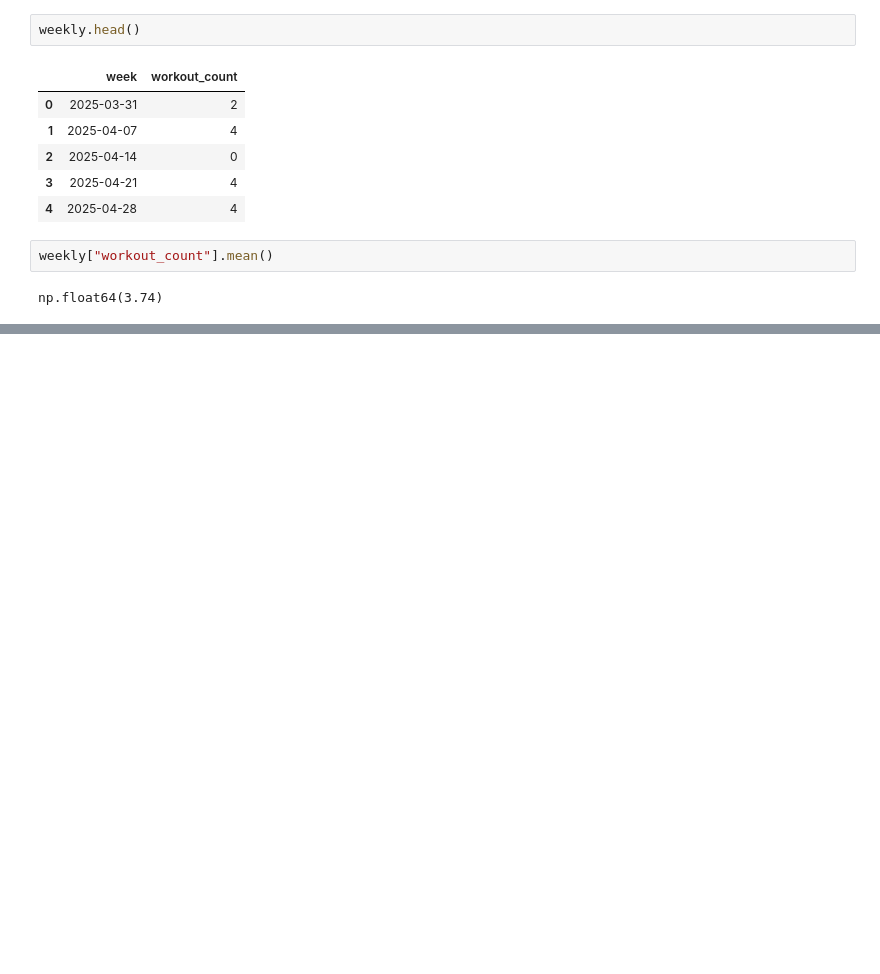
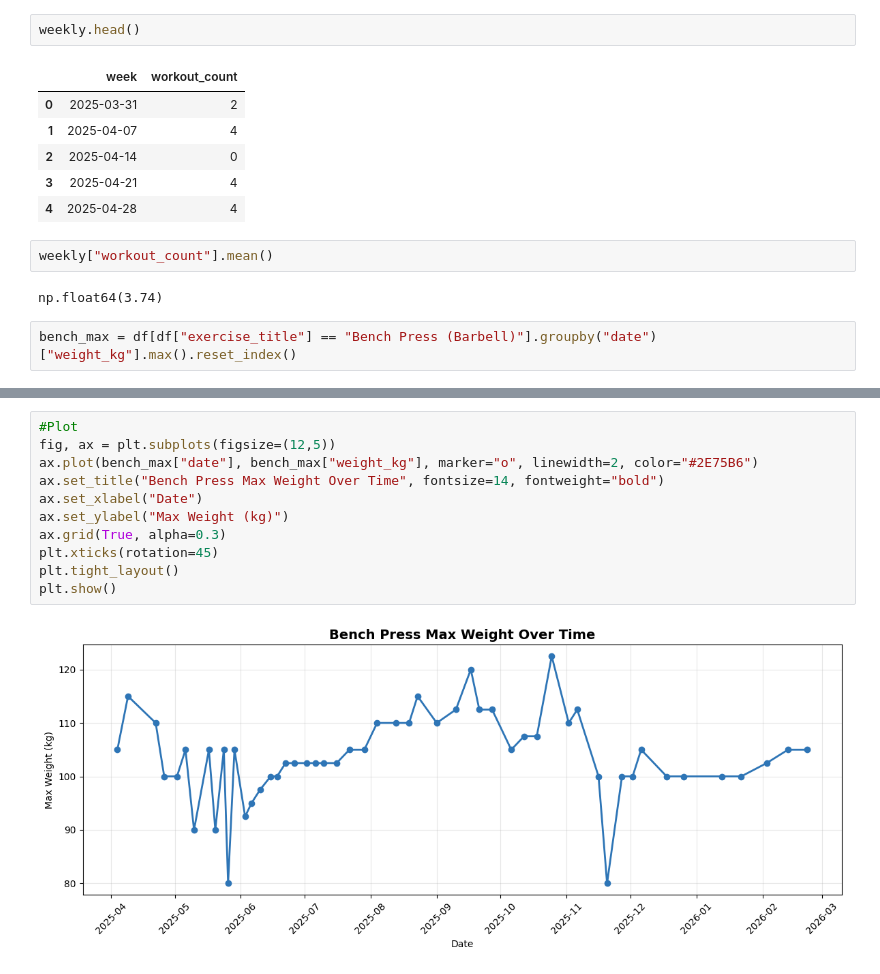
Before and after one commit to Dan-P291/workout_app, a Jupyter notebook: notebook_explorations/workout_data.ipynb, the cells around one changed output, grey strips where cells are left out. Drawn from its saved outputs; the diff is of its cells as text; blank space fills up the shorter version.

```diff
--- a/notebook_explorations/workout_data.ipynb
+++ b/notebook_explorations/workout_data.ipynb
@@ -112,3 +110,5 @@ weekly.head()
 weekly["workout_count"].mean()
 # %% [output]
 np.float64(3.74)
+# %%
+bench_max = df[df["exercise_title"] == "Bench Press (Barbell)"].groupby("date")["weight_kg"].max().reset_index()
@@ -114,0 +124,13 @@ np.float64(3.74)
+# %%
+#Plot
+fig, ax = plt.subplots(figsize=(12,5))
+ax.plot(bench_max["date"], bench_max["weight_kg"], marker="o", linewidth=2, color="#2E75B6")
+ax.set_title("Bench Press Max Weight Over Time", fontsize=14, fontweight="bold")
+ax.set_xlabel("Date")
+ax.set_ylabel("Max Weight (kg)")
+ax.grid(True, alpha=0.3)
+plt.xticks(rotation=45)
+plt.tight_layout()
+plt.show()
+# %% [output]
+[figure, added]
```
Also changed, not shown: parts of 6 cells of this notebook.
